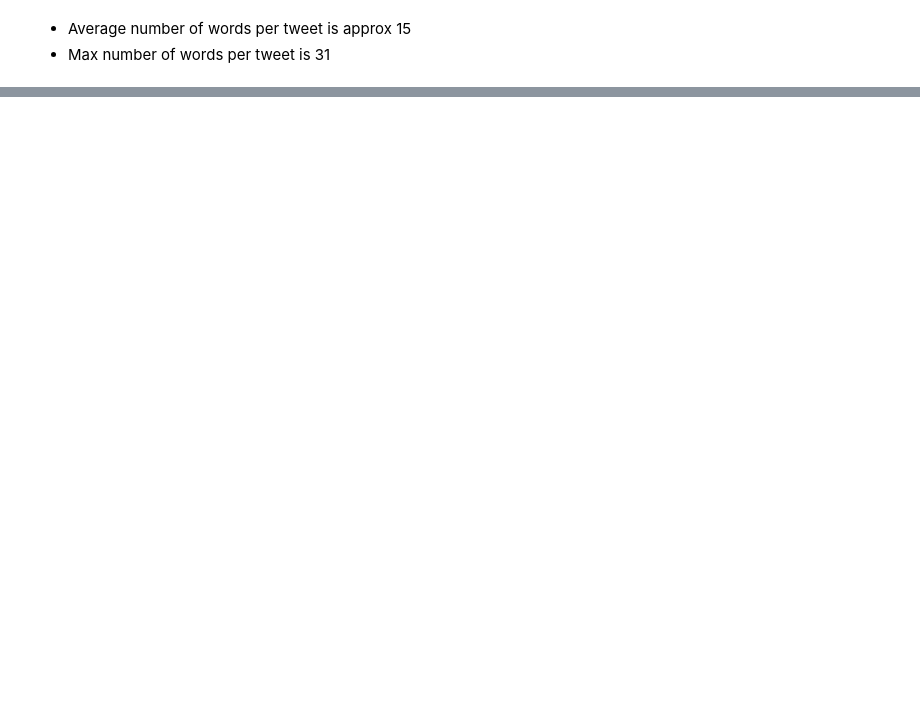
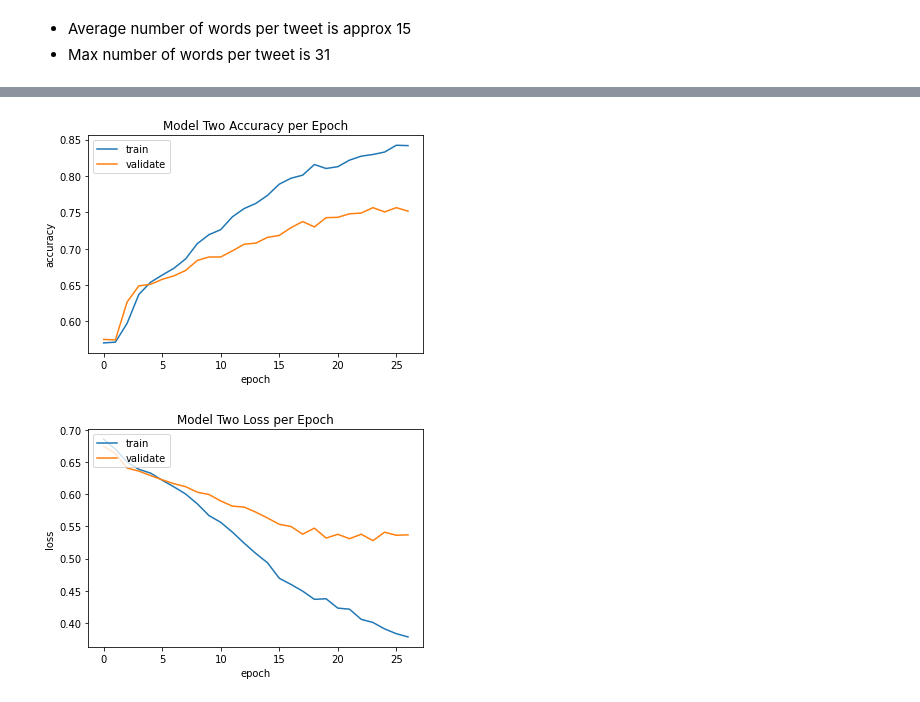
Before and after one commit to karansangha/dtsa5510-week4-nlp, a Jupyter notebook: project.ipynb, the cells around one changed output, grey strips where cells are left out. Cells and saved outputs as stored; diff of their text form; code cells hidden in the pictures; blank space fills up the shorter version.

```diff
--- a/project.ipynb
+++ b/project.ipynb
@@ -200,0 +427,18 @@ What is stemming?
+# %%
+model2 = Sequential()
+
+model2.add(Embedding(5001, 40, input_length=31))
+model2.add(Dropout(0.2))
+model2.add(Bidirectional(LSTM(400, return_sequences=True)))
+# model2.add(Dropout(0.25))
+model2.add(Bidirectional(LSTM(200, return_sequences=True)))
+# model2.add(Dropout(0.25))
+# model2.add(Bidirectional(LSTM(400, return_sequences=True)))
+# model2.add(Dropout(0.25))
+model2.add(LSTM(200))
+model2.add(Dropout(0.25))
+model2.add(Dense(50, activation='relu'))
+model2.add(Dropout(0.5))
+model2.add(Dense(1, activation='sigmoid'))
+opt = tf.keras.optimizers.Adam(1e-5)
+model2.compile(loss='binary_crossentropy',optimizer=opt,metrics=['accuracy'])
@@ -200,0 +465,9 @@ What is stemming?
+# %%
+early_stop = EarlyStopping(monitor='val_loss', patience=3)
+reduce_lr = ReduceLROnPlateau(monitor='val_acc', factor=0.5, patience=2,
+                                   verbose=1, mode='max', min_lr=1e-6)
+
+
+callbacks_list = [early_stop, reduce_lr]
+# %%
+history2 = model2.fit(X_train, y_train, epochs=40, batch_size=32, validation_data=(X_validation, y_validation), callbacks=callbacks_list)
@@ -200,0 +492,20 @@ What is stemming?
+# %%
+plt.plot(history2.history['accuracy'])
+plt.plot(history2.history['val_accuracy'])
+plt.title('Model Two Accuracy per Epoch')
+plt.ylabel('accuracy')
+plt.xlabel('epoch')
+plt.legend(['train', 'validate'], loc='upper left')
+plt.show();
+
+# plot model loss per epoch
+plt.plot(history2.history['loss'])
+plt.plot(history2.history['val_loss'])
+plt.title('Model Two Loss per Epoch')
+plt.ylabel('loss')
+plt.xlabel('epoch')
+plt.legend(['train', 'validate'], loc='upper left')
+plt.show();
+# %% [output]
+[figure, added]
+[figure, added]
```
Also changed, not shown: parts of 41 cells of this notebook.
